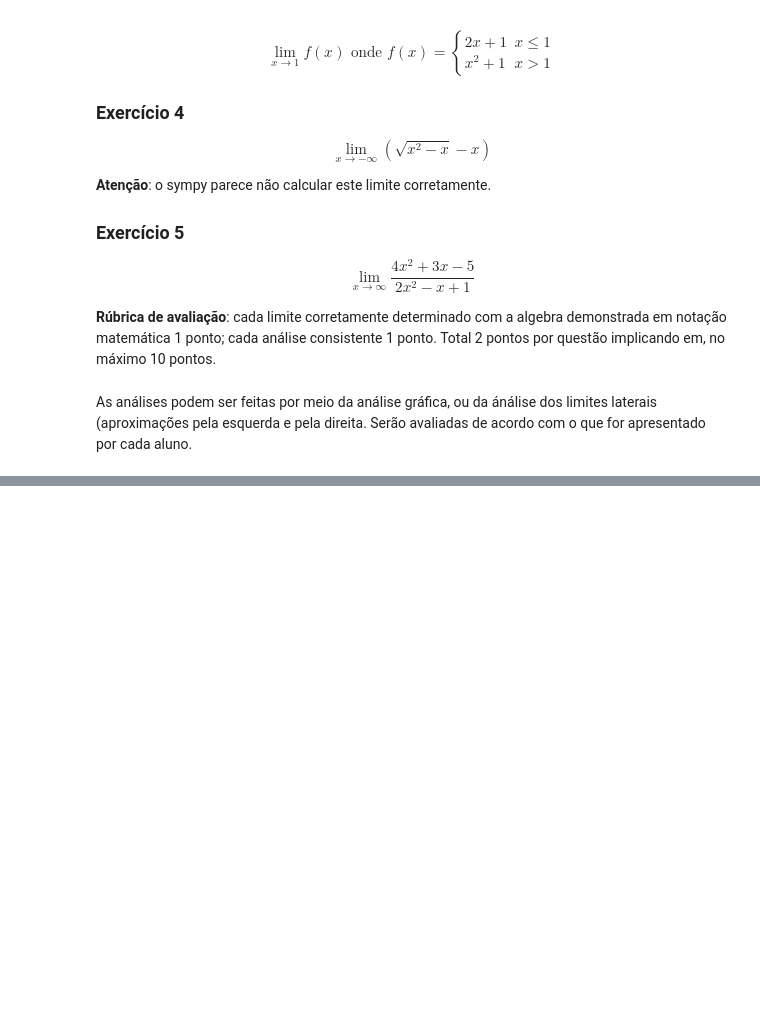
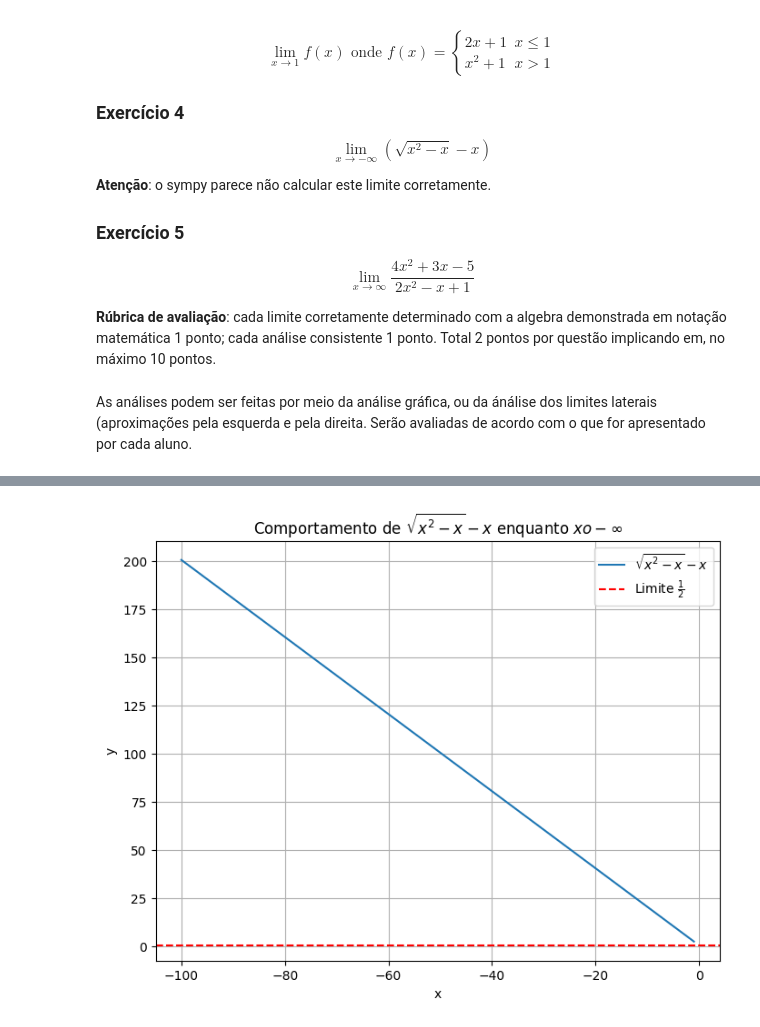
Before and after one commit to Vickes21/studies-notebooks, a Jupyter notebook: 2024/PUCPR/MFF/Substitutiva_RA1_Individual_Terça_2024_1.ipynb, the cells around one changed output, grey strips where cells are left out. Cells and saved outputs as stored; diff of their text form; code cells hidden in the pictures; blank space fills up the shorter version.

```diff
--- a/2024/PUCPR/MFF/Substitutiva_RA1_Individual_Terça_2024_1.ipynb
+++ b/2024/PUCPR/MFF/Substitutiva_RA1_Individual_Terça_2024_1.ipynb
@@ -62,0 +252,23 @@ As análises podem ser feitas por meio da análise gráfica, ou da ánálise dos
+# %%
+import numpy as np
+import matplotlib.pyplot as plt
+
+# Define the function
+def f(x):
+    return np.sqrt(x**2 - x) - x
+
+x = np.linspace(-100, -1, 400)  # Focus on large negative x values
+y = f(x)
+
+# Plot the function and the limit
+plt.figure(figsize=(8, 6))
+plt.plot(x, y, label=r'$\sqrt{x^2 - x} - x$')
+plt.axhline(y=0.5, color='r', linestyle='--', label=r'Limite $\frac{1}{2}$')
+plt.title('Comportamento de $\sqrt{x^2 - x} - x$ enquanto $x \to -\infty$')
+plt.xlabel('x')
+plt.ylabel('y')
+plt.legend()
+plt.grid(True)
+plt.show()
+# %% [output]
+[figure, added]
```
Also changed, not shown: parts of 12 cells of this notebook.
